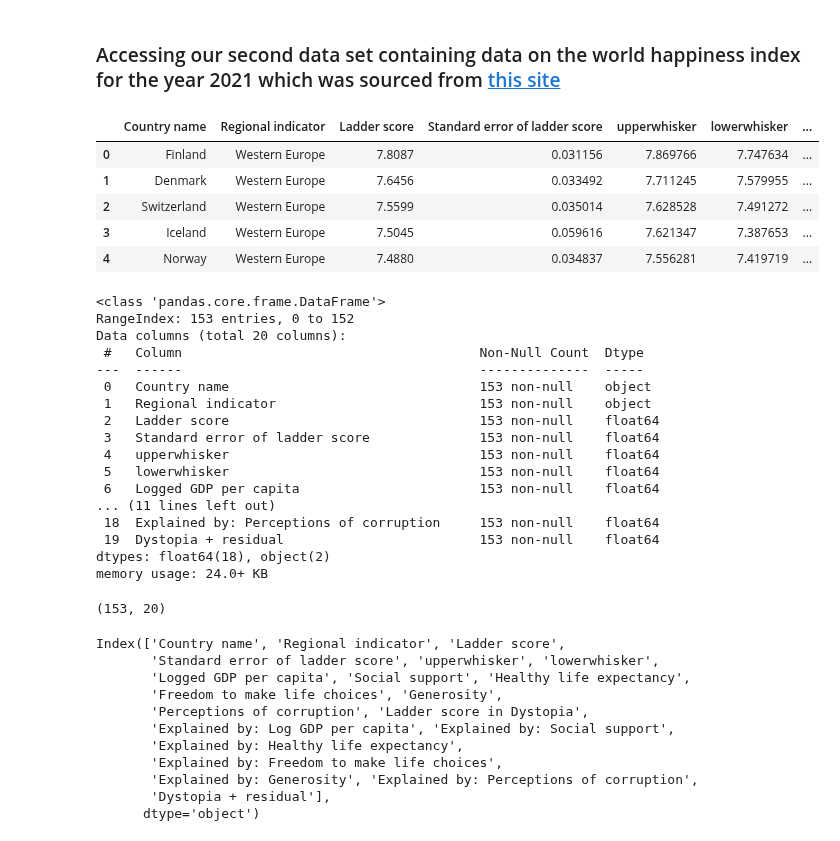
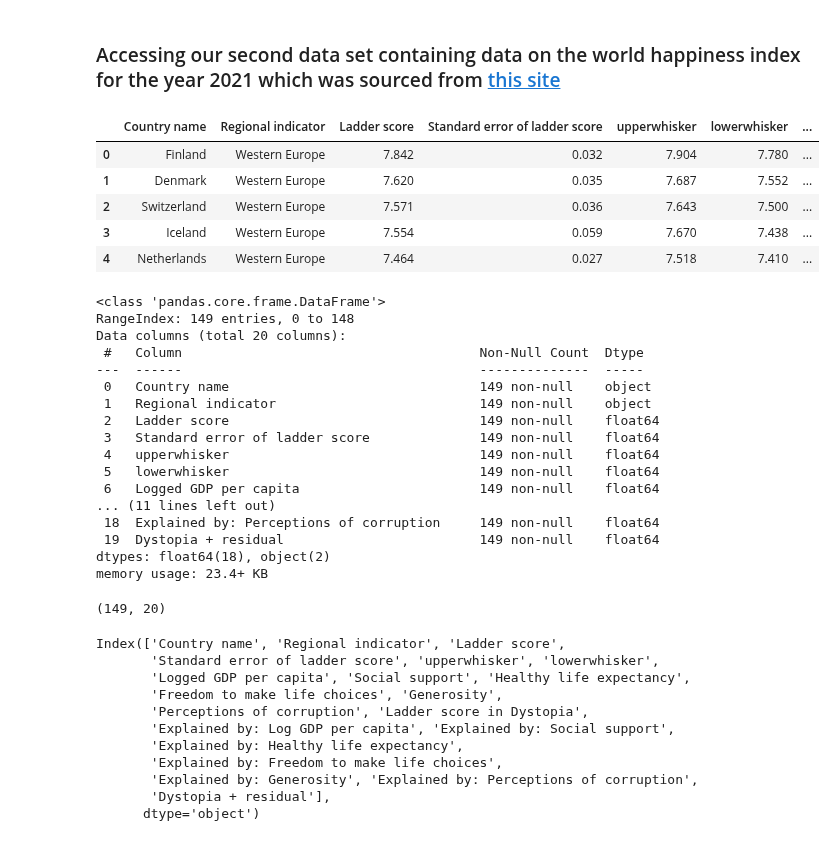
Before and after one commit to anikaarevalo/Happiness_and_world_economy_2021, a Jupyter notebook: Happiness_and_GDP_2021.ipynb, the cells around one changed output. Cells and saved outputs as stored; diff of their text form; code cells hidden in the pictures.

```diff
--- a/Happiness_and_GDP_2021.ipynb
+++ b/Happiness_and_GDP_2021.ipynb
@@ -32,15 +32,15 @@ print(gdp.head())
 # %%
 # Loading our relevant happiness index 2021 data set as a Pandas DataFrame
 # Getting a glimpse of the first few rows
-happiness_2021 = pd.read_csv('happiness_2021.csv')
+happiness_2021 = pd.read_csv('world-happiness-report-2021.csv')
 happiness_2021.head()
 # %% [output]
 |  | Country name | Regional indicator | Ladder score | Standard error of ladder score | upperwhisker | lowerwhisker | ... |
-| 0 | Finland | Western Europe | 7.8087 | 0.031156 | 7.869766 | 7.747634 | ... |
-| 1 | Denmark | Western Europe | 7.6456 | 0.033492 | 7.711245 | 7.579955 | ... |
-| 2 | Switzerland | Western Europe | 7.5599 | 0.035014 | 7.628528 | 7.491272 | ... |
-| 3 | Iceland | Western Europe | 7.5045 | 0.059616 | 7.621347 | 7.387653 | ... |
-| 4 | Norway | Western Europe | 7.4880 | 0.034837 | 7.556281 | 7.419719 | ... |
+| 0 | Finland | Western Europe | 7.842 | 0.032 | 7.904 | 7.780 | ... |
+| 1 | Denmark | Western Europe | 7.620 | 0.035 | 7.687 | 7.552 | ... |
+| 2 | Switzerland | Western Europe | 7.571 | 0.036 | 7.643 | 7.500 | ... |
+| 3 | Iceland | Western Europe | 7.554 | 0.059 | 7.670 | 7.438 | ... |
+| 4 | Netherlands | Western Europe | 7.464 | 0.027 | 7.518 | 7.410 | ... |
 # %%
 # Finding out the data types and dimensions of our dataframe
 happiness_2021.info()
@@ -48,23 +48,23 @@ happiness_2021.info()
 happiness_2021.shape
 # %% [output]
 <class 'pandas.core.frame.DataFrame'>
-RangeIndex: 153 entries, 0 to 152
+RangeIndex: 149 entries, 0 to 148
 Data columns (total 20 columns):
  #   Column                                      Non-Null Count  Dtype
 ---  ------                                      --------------  -----
- 0   Country name                                153 non-null    object
- 1   Regional indicator                          153 non-null    object
- 2   Ladder score                                153 non-null    float64
- 3   Standard error of ladder score              153 non-null    float64
- 4   upperwhisker                                153 non-null    float64
- 5   lowerwhisker                                153 non-null    float64
- 6   Logged GDP per capita                       153 non-null    float64
+ 0   Country name                                149 non-null    object
+ 1   Regional indicator                          149 non-null    object
+ 2   Ladder score                                149 non-null    float64
+ 3   Standard error of ladder score              149 non-null    float64
+ 4   upperwhisker                                149 non-null    float64
+ 5   lowerwhisker                                149 non-null    float64
+ 6   Logged GDP per capita                       149 non-null    float64
 ... (11 lines left out)
- 18  Explained by: Perceptions of corruption     153 non-null    float64
- 19  Dystopia + residual                         153 non-null    float64
+ 18  Explained by: Perceptions of corruption     149 non-null    float64
+ 19  Dystopia + residual                         149 non-null    float64
 dtypes: float64(18), object(2)
-memory usage: 24.0+ KB
+memory usage: 23.4+ KB
-(153, 20)
+(149, 20)
 # %%
 # Identifying the column features of our dataframe
 happiness_2021.columns
```
Also changed, not shown: parts of 30 cells of this notebook.
